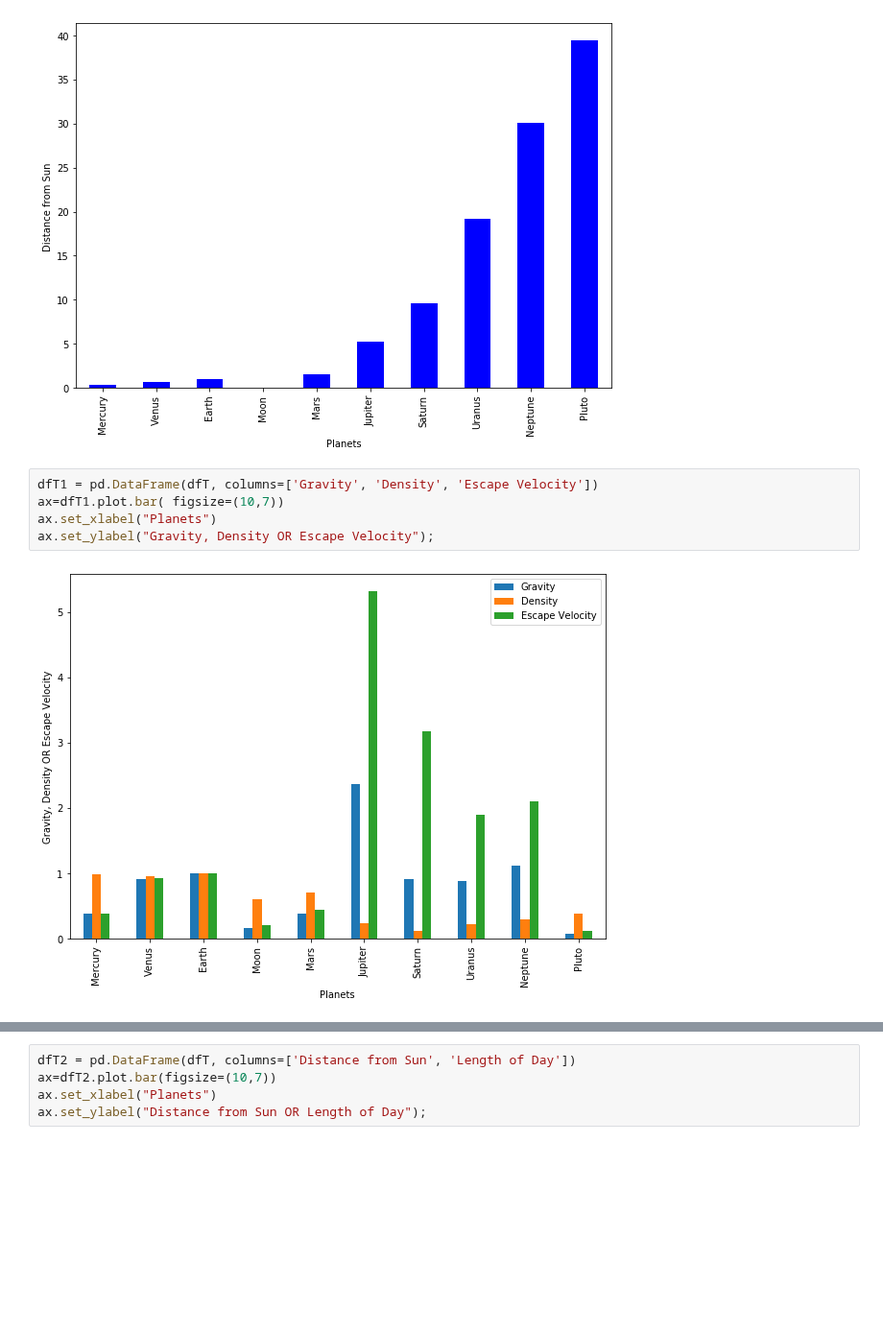
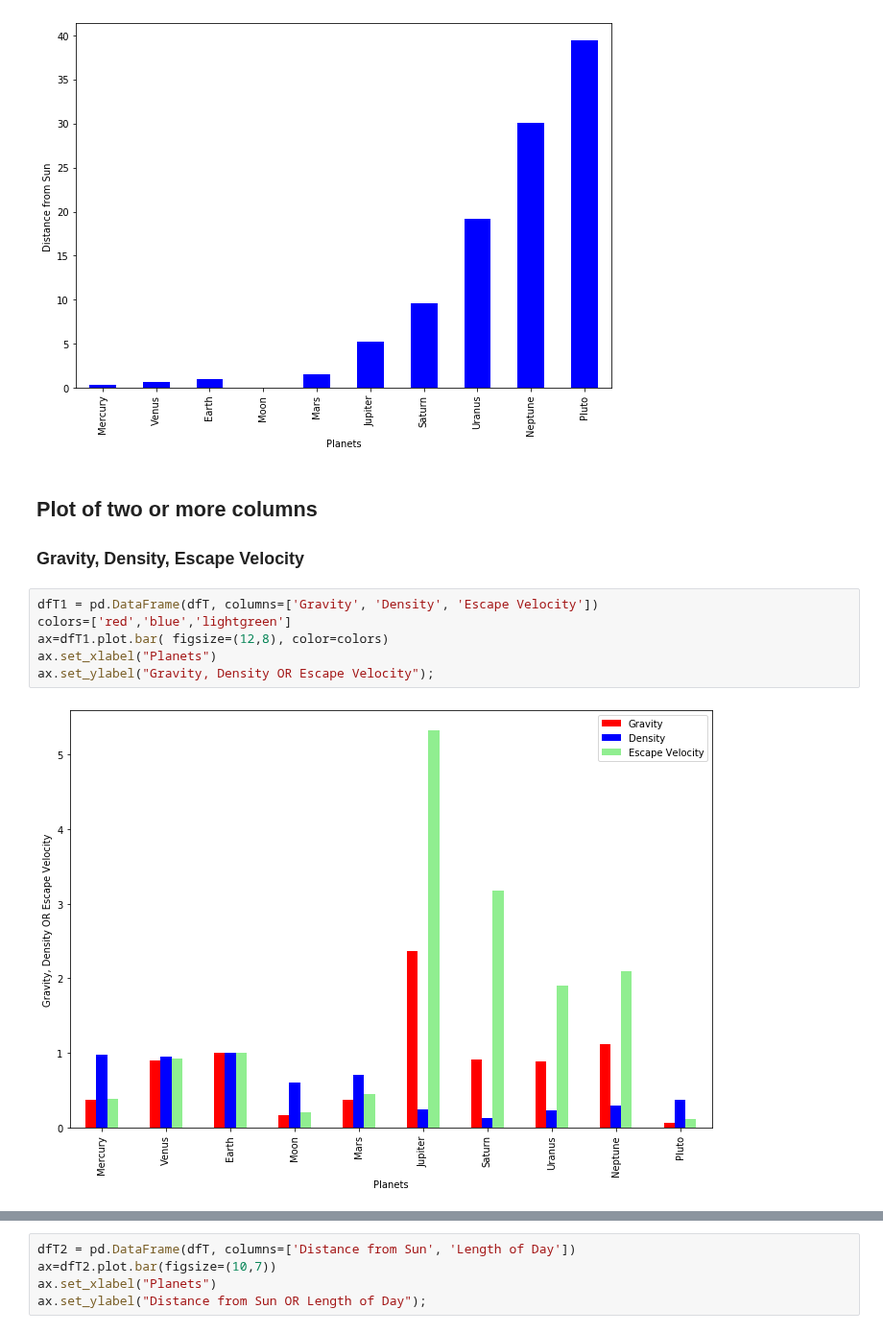
Before and after one commit to Daweet/myprojects, a Jupyter notebook: Scraping NASA for Escape Velocity.ipynb, the cells around one changed output, grey strips where cells are left out. Shown at 96% size. Drawn from its saved outputs; the diff is of its cells as text; blank space fills up the shorter version.

```diff
--- a/Scraping NASA for Escape Velocity.ipynb
+++ b/Scraping NASA for Escape Velocity.ipynb
@@ -588,10 +572,15 @@ ax.set_xlabel("Planets")
 ax.set_ylabel("Distance from Sun ");
 # %% [output]
 [figure]
+# %% [markdown]
+## Plot of two or more columns
+
+### Gravity, Density, Escape Velocity
 # %%
 dfT1 = pd.DataFrame(dfT, columns=['Gravity', 'Density', 'Escape Velocity'])
-ax=dfT1.plot.bar( figsize=(10,7))
+colors=['red','blue','lightgreen']
+ax=dfT1.plot.bar( figsize=(12,8), color=colors)
 ax.set_xlabel("Planets")
 ax.set_ylabel("Gravity, Density OR Escape Velocity");
 # %% [output]
-[figure, old version]
+[figure, new version]
```
Also changed, not shown: parts of 58 cells of this notebook.
